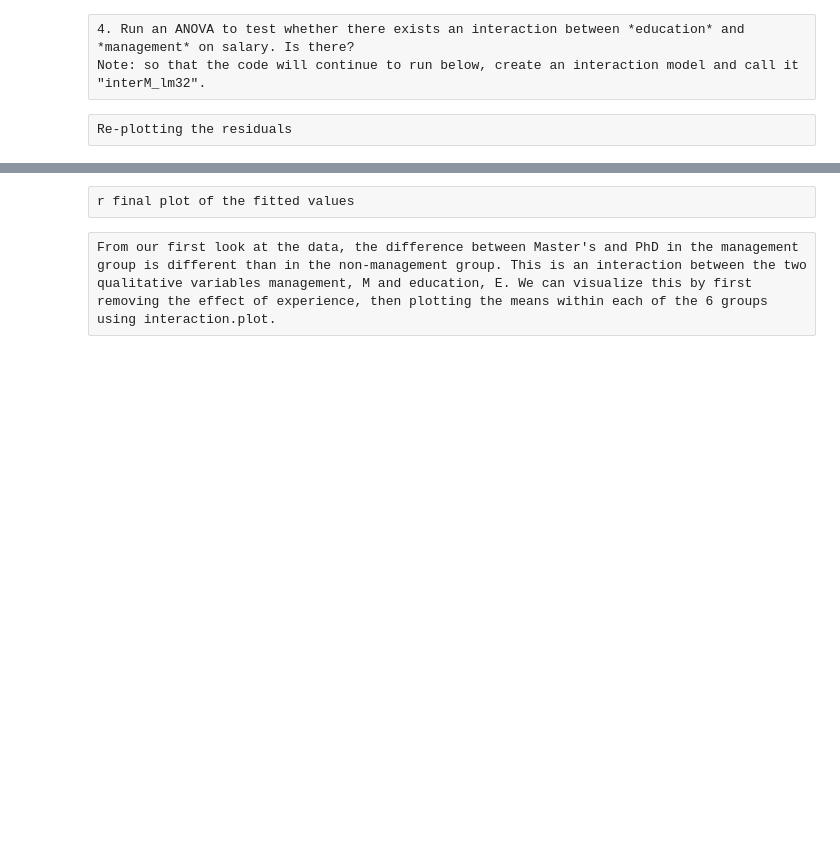
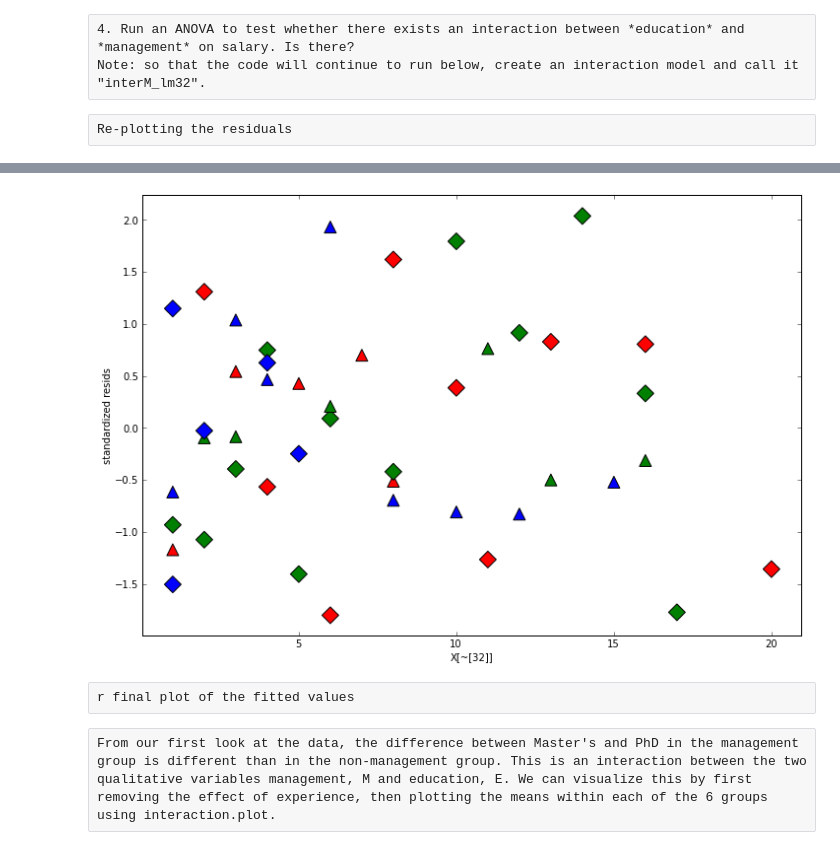
Before and after one commit to twiecki/datascientist_tutorial, a Jupyter notebook: stats_linear_models.ipynb, the cells around one changed output, grey strips where cells are left out. Cells and saved outputs as stored; diff of their text form; code cells hidden in the pictures; blank space fills up the shorter version.

```diff
--- a/stats_linear_models.ipynb
+++ b/stats_linear_models.ipynb
@@ -351,7 +351,7 @@ Note: so that the code will continue to run below, create an interaction model a
 Re-plotting the residuals
 # %%
 idx = salary_table.index.drop(32)
-lm32 = ols('S ~ C(E) + X + C(M)', df=salary_table, subset=idx).fit()interM_lm32 = ols('S ~ X + C(E) * C(M)', salary_table, subset=idx).fit()
+interM_lm32 = ols('S ~ X + C(E) * C(M)', salary_table, subset=idx).fit()
 resid = interM_lm32.get_influence().summary_frame()['standard_resid']
 fig = plt.figure(figsize=(12,8))
 ax = fig.add_subplot(111, xlabel='X[~[32]]', ylabel='standardized resids')
@@ -367,3 +366,4 @@ SyntaxError: invalid syntax (<ipython-input-23-c1c01dc5d660>, line 2)
+[figure, added]
 # %% [raw]
 r final plot of the fitted values
 # %%
```
Also changed, not shown: parts of 1 cell of this notebook.
